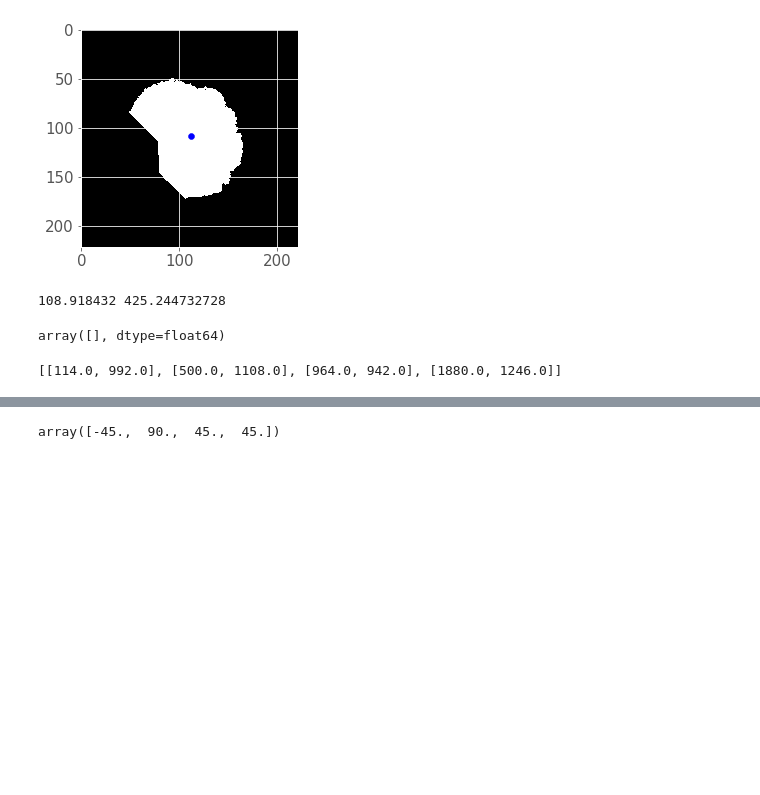
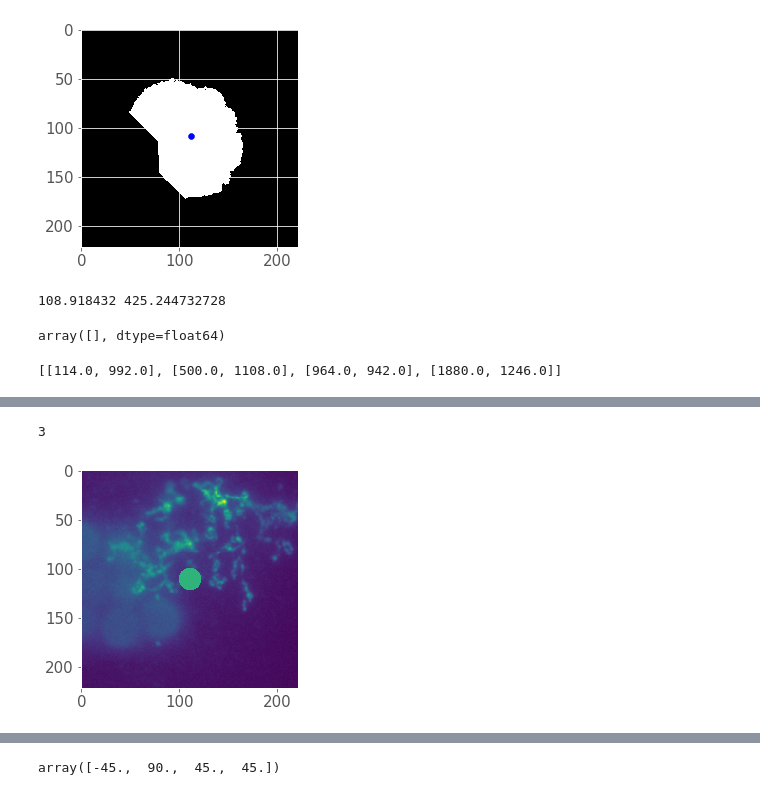
Before and after one commit to WillGiang/golgi-polarization, a Jupyter notebook: GolgiPolarization.ipynb, the cells around one changed output, grey strips where cells are left out. Saved outputs shown, nothing was run; the diff lists cells and outputs as text; code cells hidden in the pictures; blank space fills up the shorter version.

```diff
--- a/GolgiPolarization.ipynb
+++ b/GolgiPolarization.ipynb
@@ -892,0 +916,17 @@ def analyze_Golgi(green_array, want_plots=False, out_dir="", image_name=""):
+# %%
+spray_can_value = get_spray_can_value(green_image_array=green_array)
+
+spray_can_centers_array = get_spray_can_centers(green_array,
+                                                    spray_can_value,
+                                                    want_plots=False)
+print(len(spray_can_centers_array))
+
+ROI = get_ROI_pixels(green_array, spray_can_centers_array[1])
+# Remove the spray-can feature from the region of interest
+ROI_no_spray = remove_spray_can_feature(image_array=ROI,
+                                    spray_can_value=spray_can_value)
+plt.imshow(ROI)
+plt.grid('off')
+# %% [output]
+3
+[figure, added]
```
Also changed, not shown: parts of 9 cells of this notebook.
